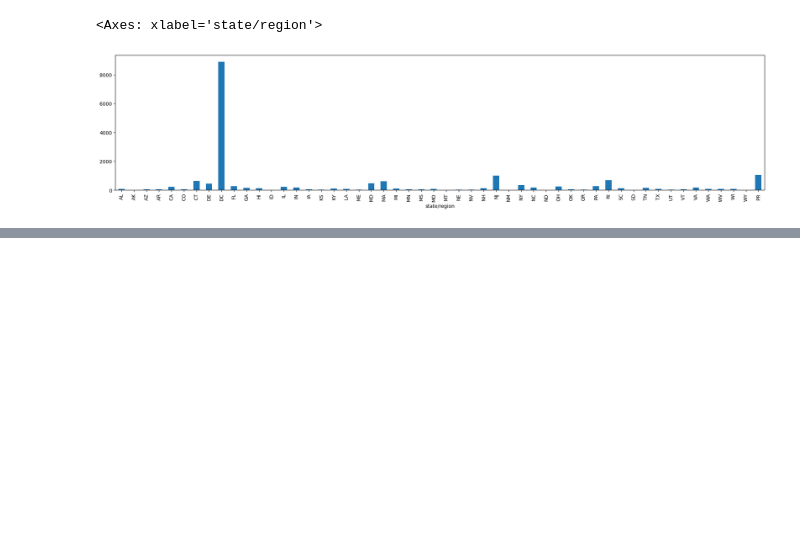
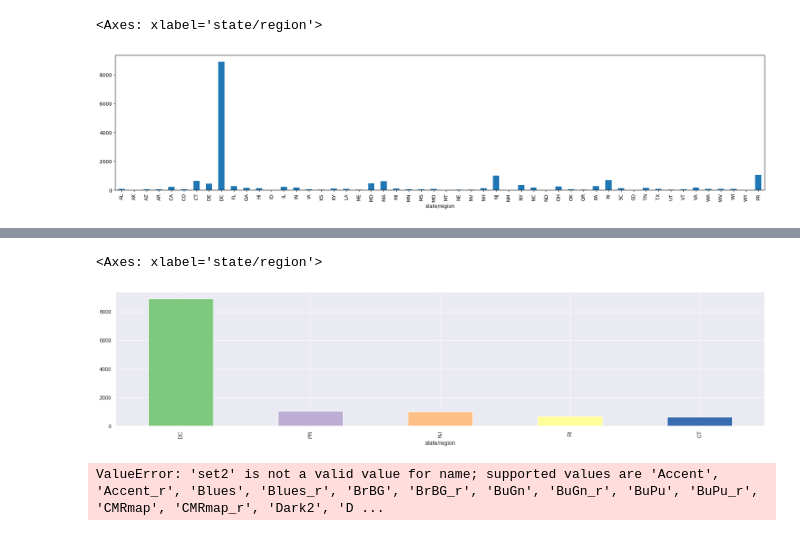
Before and after one commit to esir-indv/Pandas-Matplotlib, a Jupyter notebook: 美国人口数据分析.ipynb, the cells around one changed output, grey strips where cells are left out. Cells and saved outputs as stored; diff of their text form; code cells hidden in the pictures; blank space fills up the shorter version.

```diff
--- a/美国人口数据分析.ipynb
+++ b/美国人口数据分析.ipynb
@@ -303,0 +304,13 @@ Total2_pic.plot(kind='bar',ax=ax)
+# %%
+fig = plt.figure(figsize=(24,5))
+ax = fig.add_subplot(111)
+
+Total2_pic.iloc[:5].plot(kind='bar',ax=ax,color=plt.get_cmap('Accent')(range(5)))
+# %% [output]
+<Axes: xlabel='state/region'>
+[figure, added]
+# %%
+color =plt.get_cmap('set2')
+color
+# %% [output]
+ValueError: 'set2' is not a valid value for name; supported values are 'Accent', 'Accent_r', 'Blues', 'Blues_r', 'BrBG', 'BrBG_r', 'BuGn', 'BuGn_r', 'BuPu', 'BuPu_r', 'CMRmap', 'CMRmap_r', 'Dark2', 'D ...
```
Also changed, not shown: parts of 1 cell of this notebook.
